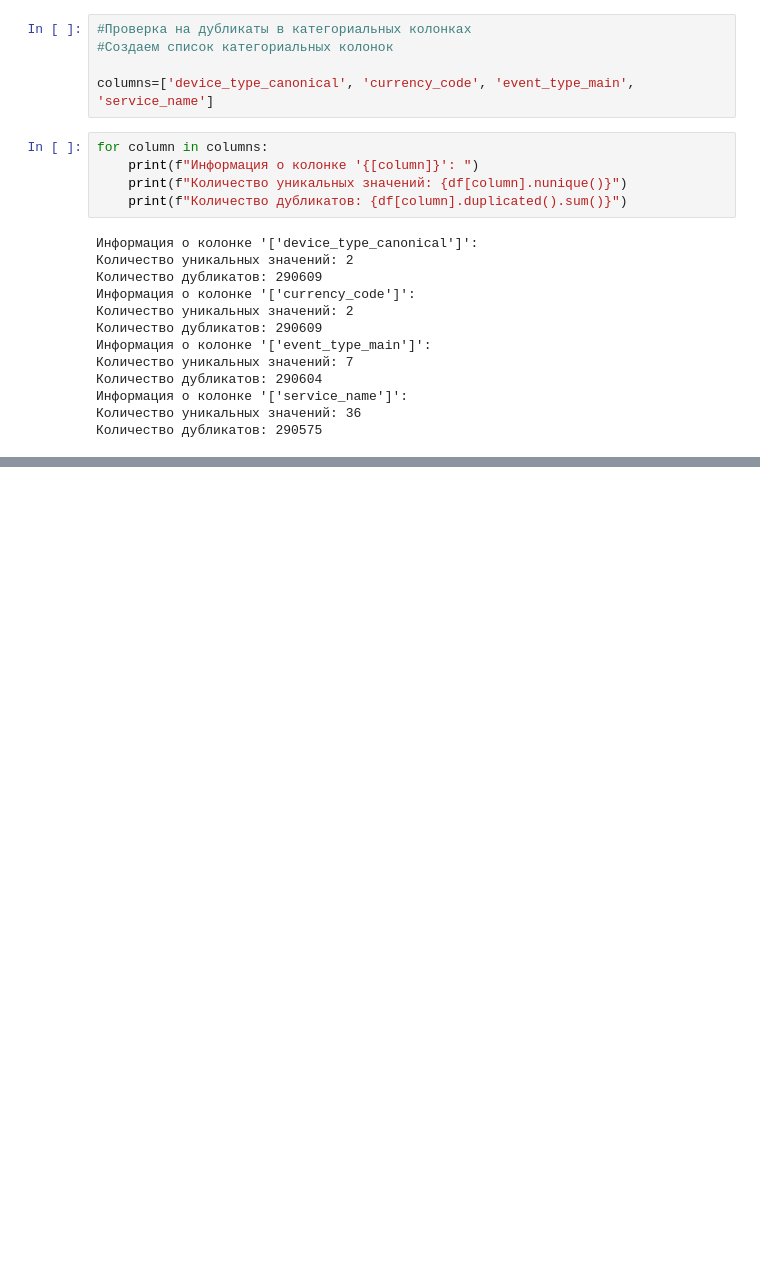
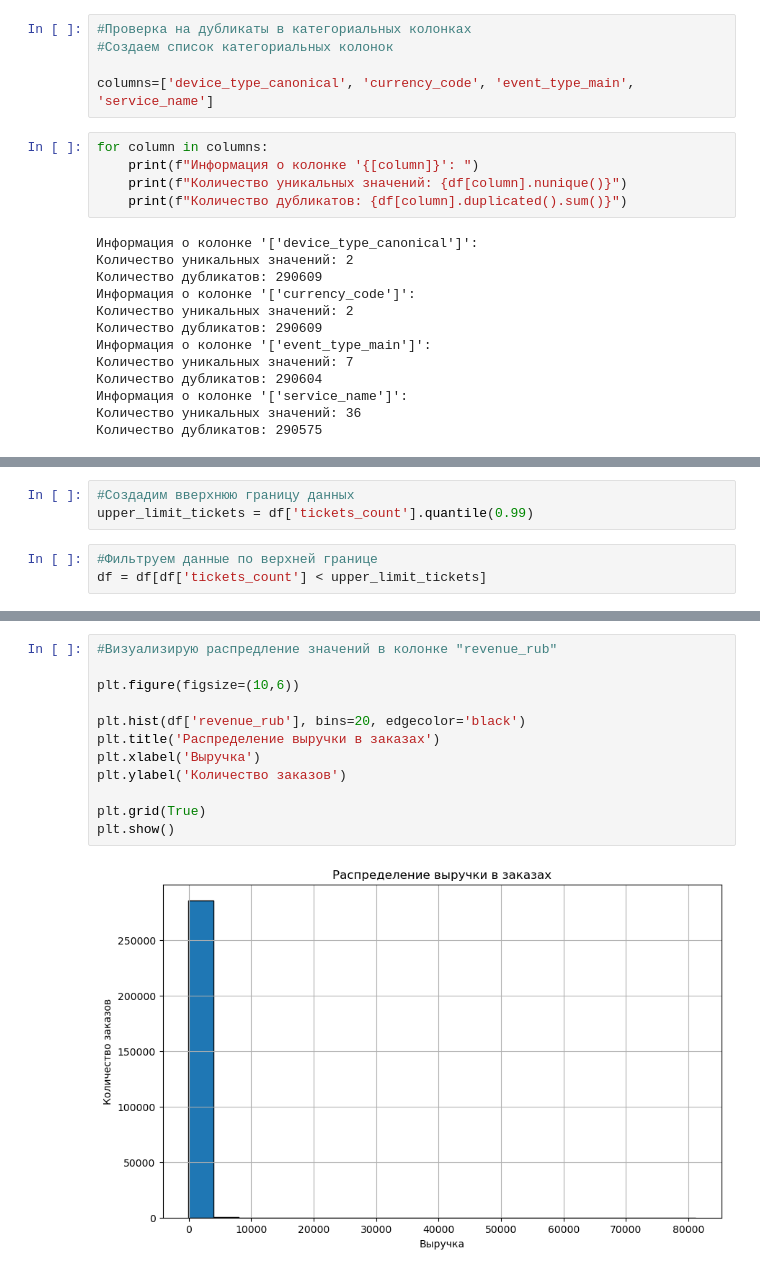
Before and after one commit to denisenkovv/homework, a Jupyter notebook: homework.ipynb, the cells around one changed output, grey strips where cells are left out. Cells and saved outputs as stored; diff of their text form; blank space fills up the shorter version.

```diff
--- a/homework.ipynb
+++ b/homework.ipynb
@@ -380,0 +440,6 @@ for column in columns:
+# %%
+#Создадим вверхнюю границу данных
+upper_limit_tickets = df['tickets_count'].quantile(0.99)
+# %%
+#Фильтруем данные по верхней границе
+df = df[df['tickets_count'] < upper_limit_tickets]
@@ -380,0 +475,14 @@ for column in columns:
+# %%
+#Визуализирую распредление значений в колонке "revenue_rub"
+
+plt.figure(figsize=(10,6))
+
+plt.hist(df['revenue_rub'], bins=20, edgecolor='black')
+plt.title('Распределение выручки в заказах')
+plt.xlabel('Выручка')
+plt.ylabel('Количество заказов')
+
+plt.grid(True)
+plt.show()
+# %% [output]
+[figure, added]
```
Also changed, not shown: parts of 29 cells of this notebook.
